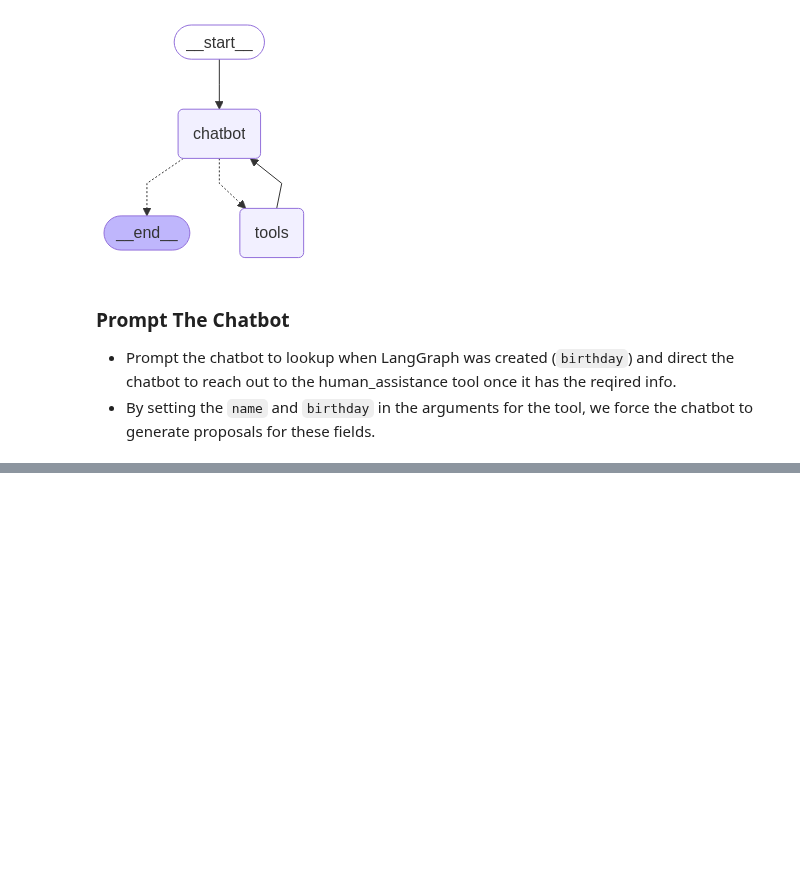
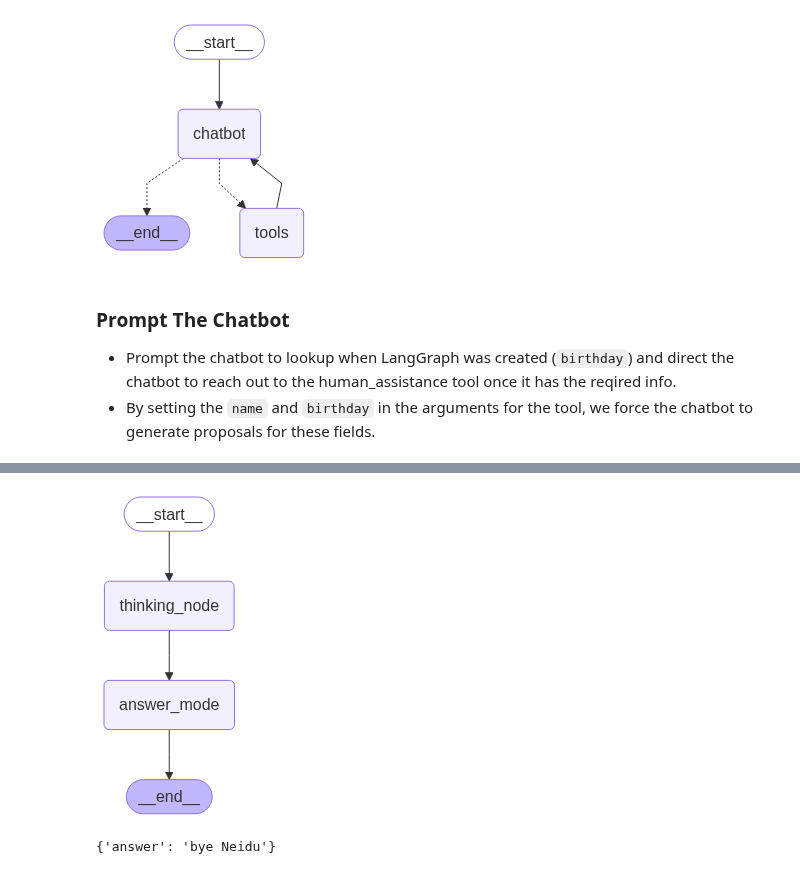
Before and after one commit to chineidu/AI-Tutorials, a Jupyter notebook: notebooks/Langgraph/00-lab.ipynb, the cells around one changed output, grey strips where cells are left out. Saved outputs shown, nothing was run; the diff lists cells and outputs as text; code cells hidden in the pictures; blank space fills up the shorter version.

```diff
--- a/notebooks/Langgraph/00-lab.ipynb
+++ b/notebooks/Langgraph/00-lab.ipynb
@@ -328,0 +544,43 @@ Tool Calls:
+# %%
+class InputState(TypedDict):
+    question: str
+
+
+class OutputState(TypedDict):
+    answer: str
+
+
+class OverallState(TypedDict):
+    question: str
+    answer: str
+    notes: str
+
+
+def thinking_node(state: InputState) -> dict[str, str]:
+    return {"answer": "bye", "notes": "... his name is Neidu"}
+
+
+def answer_mode(state: OverallState) -> OutputState:
+    return {"answer": "bye Neidu"}
+
+
+# Build the state graph
+graph_builder = StateGraph(OverallState, input=InputState, output=OutputState)
+graph_builder.add_node("thinking_node", thinking_node)
+graph_builder.add_node("answer_mode", answer_mode)
+
+# Connect nodes
+graph_builder.add_edge(START, "thinking_node")
+graph_builder.add_edge("thinking_node", "answer_mode")
+graph_builder.add_edge("answer_mode", END)
+
+# Compile the graph and visualize it
+graph = graph_builder.compile()
+display(Image(graph.get_graph().draw_mermaid_png()))
+# %% [output]
+[figure, added]
+# %%
+result = graph.invoke({"question": "What is your name?"})
+pprint(result)
+# %% [output]
+{'answer': 'bye Neidu'}
```
Also changed, not shown: parts of 23 cells of this notebook.
